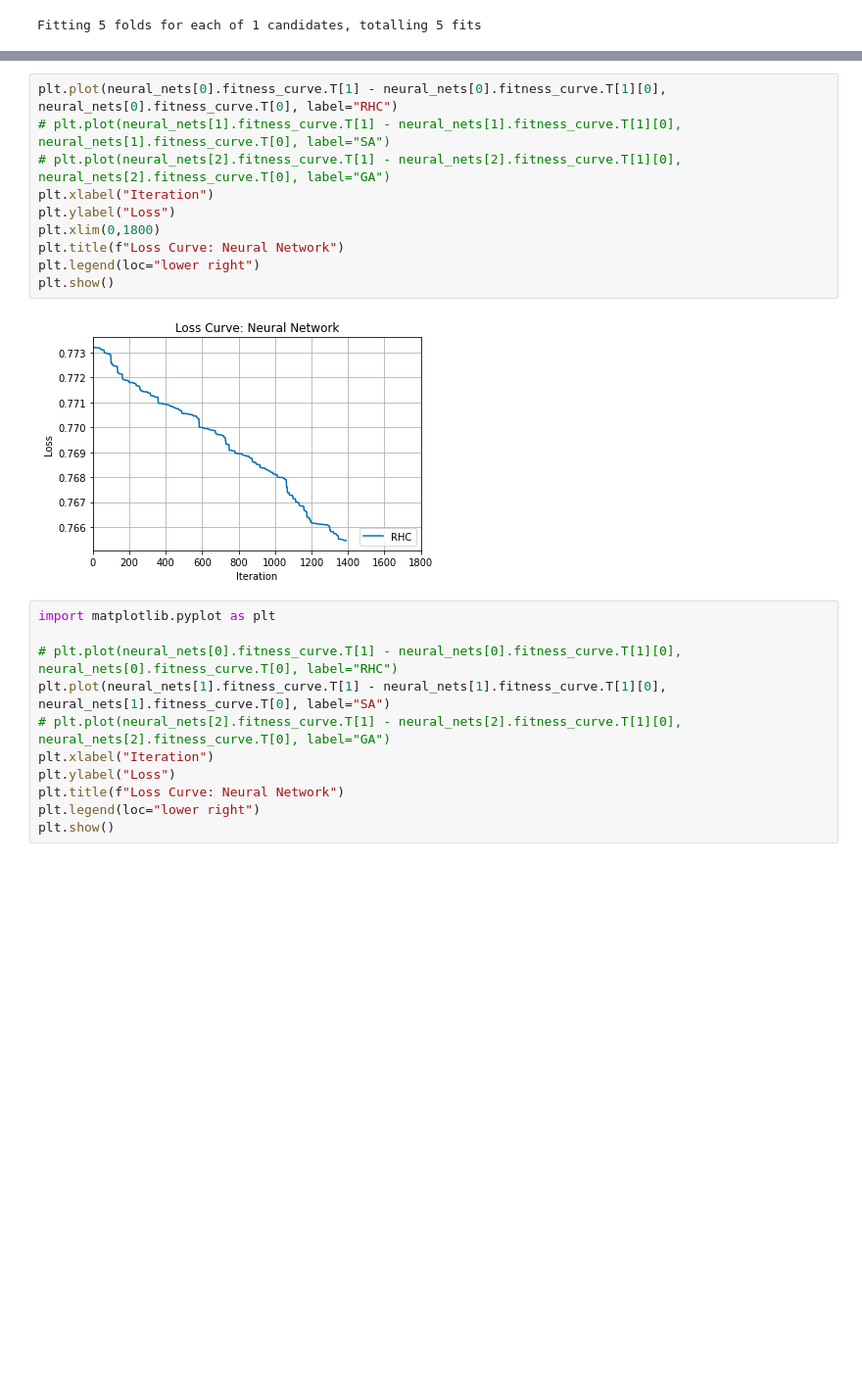
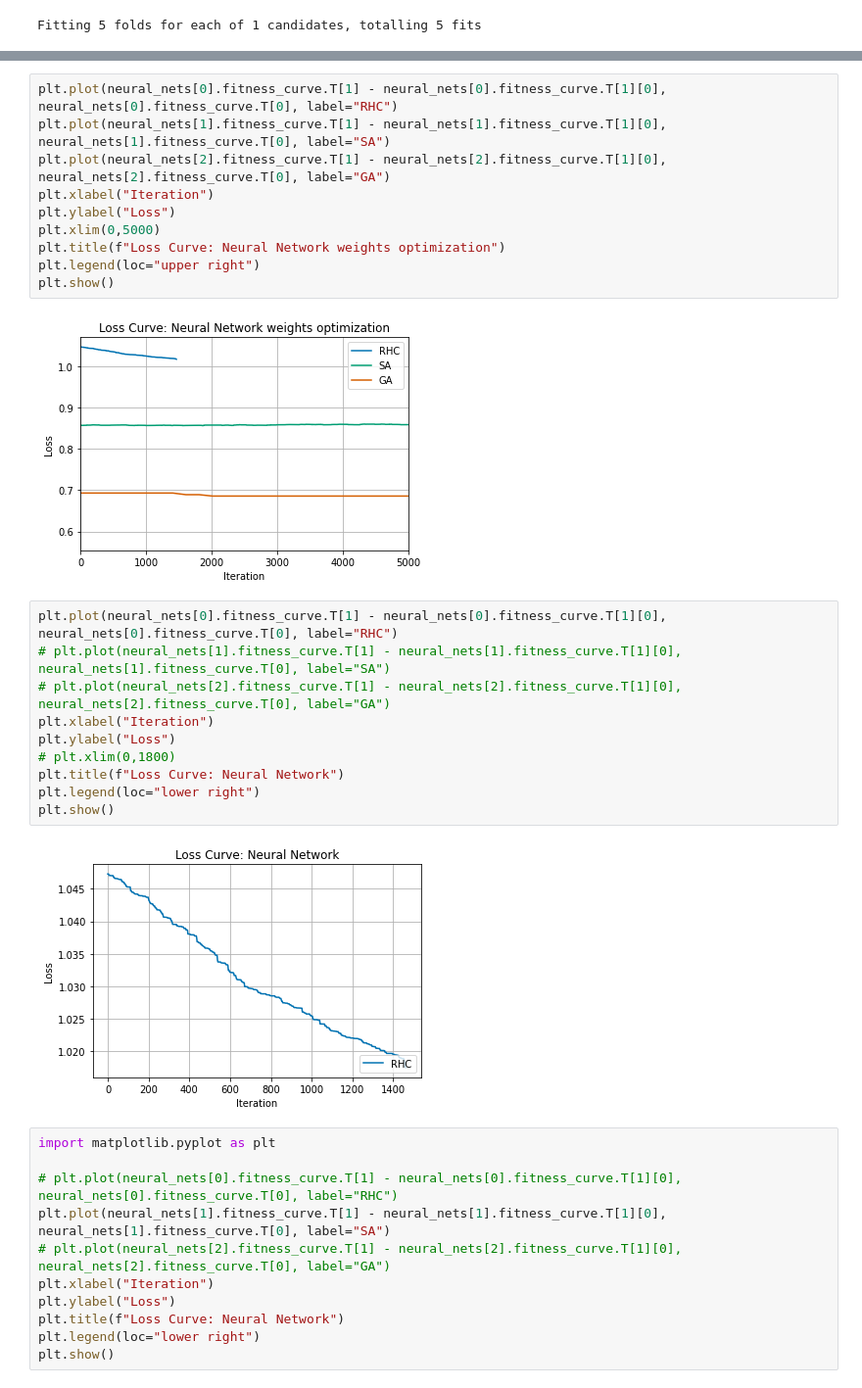
Before and after one commit to fonylew/machine-learning, a Jupyter notebook: randomized_optimization/NeuralNetwork.ipynb, the cells around one changed output, grey strips where cells are left out. Shown at 98% size. Cells and saved outputs as stored; diff of their text form; blank space fills up the shorter version.

```diff
--- a/randomized_optimization/NeuralNetwork.ipynb
+++ b/randomized_optimization/NeuralNetwork.ipynb
@@ -442,15 +432,27 @@ plt.show()
+# %%
+plt.plot(neural_nets[0].fitness_curve.T[1] - neural_nets[0].fitness_curve.T[1][0], neural_nets[0].fitness_curve.T[0], label="RHC")
+plt.plot(neural_nets[1].fitness_curve.T[1] - neural_nets[1].fitness_curve.T[1][0], neural_nets[1].fitness_curve.T[0], label="SA")
+plt.plot(neural_nets[2].fitness_curve.T[1] - neural_nets[2].fitness_curve.T[1][0], neural_nets[2].fitness_curve.T[0], label="GA")
+plt.xlabel("Iteration")
+plt.ylabel("Loss")
+plt.xlim(0,5000)
+plt.title(f"Loss Curve: Neural Network weights optimization")
+plt.legend(loc="upper right")
+plt.show()
+# %% [output]
+[figure, added]
 # %%
 plt.plot(neural_nets[0].fitness_curve.T[1] - neural_nets[0].fitness_curve.T[1][0], neural_nets[0].fitness_curve.T[0], label="RHC")
 # plt.plot(neural_nets[1].fitness_curve.T[1] - neural_nets[1].fitness_curve.T[1][0], neural_nets[1].fitness_curve.T[0], label="SA")
 # plt.plot(neural_nets[2].fitness_curve.T[1] - neural_nets[2].fitness_curve.T[1][0], neural_nets[2].fitness_curve.T[0], label="GA")
 plt.xlabel("Iteration")
 plt.ylabel("Loss")
-plt.xlim(0,1800)
+# plt.xlim(0,1800)
 plt.title(f"Loss Curve: Neural Network")
 plt.legend(loc="lower right")
 plt.show()
 # %% [output]
-[figure, old version]
+[figure, new version]
 # %%
 import matplotlib.pyplot as plt
 
```
Also changed, not shown: parts of 5 cells of this notebook, 8 other files.
